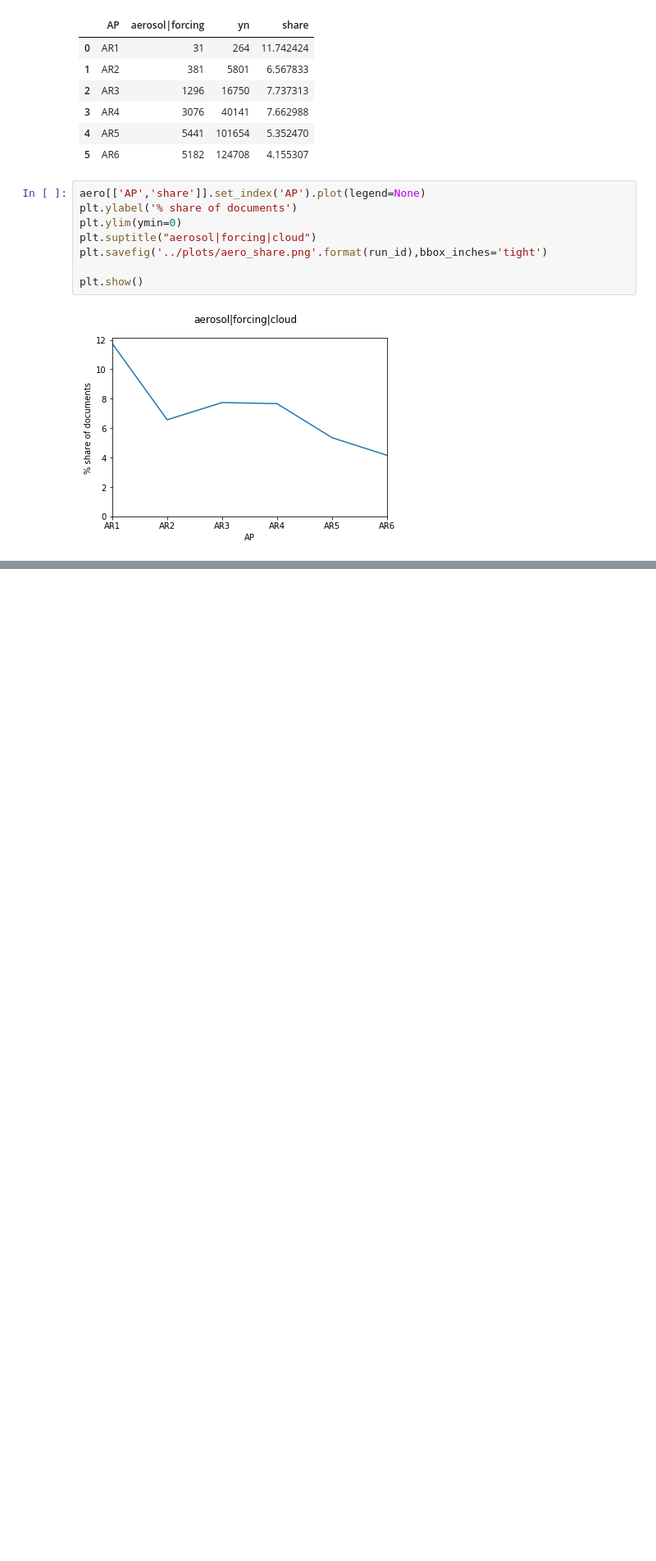
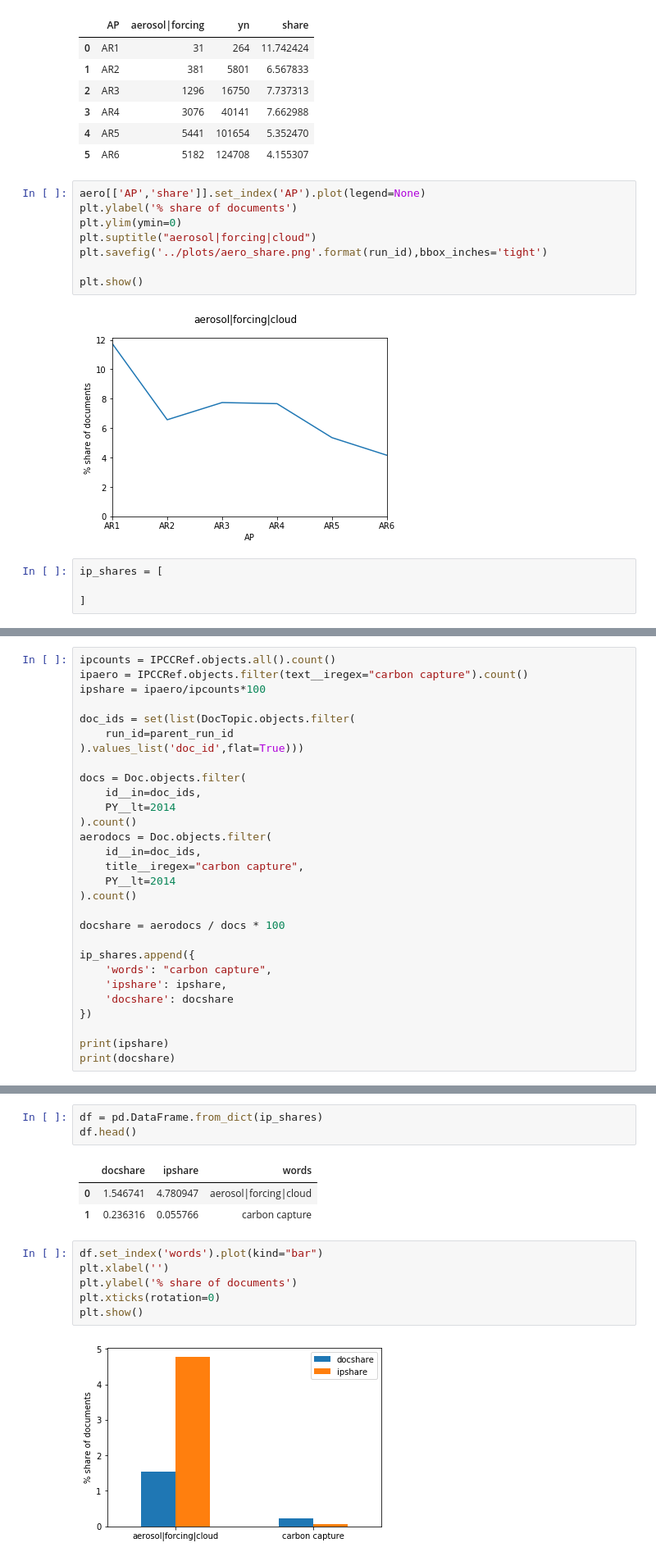
Before and after one commit to mcallaghan/cc-topography, a Jupyter notebook: code/word_rubustness.ipynb, the cells around one changed output, grey strips where cells are left out. Shown at 82% size. Cells and saved outputs as stored; diff of their text form; blank space fills up the shorter version.

Commit message:
simple ipcc rep plot

```diff
--- a/code/word_rubustness.ipynb
+++ b/code/word_rubustness.ipynb
@@ -179,3 +179,7 @@ plt.savefig('../plots/aero_share.png'.format(run_id),bbox_inches='tight')
 plt.show()
 # %% [output]
 [figure]
+# %%
+ip_shares = [
+
+]
@@ -181,0 +211,29 @@ plt.show()
+# %%
+ipcounts = IPCCRef.objects.all().count()
+ipaero = IPCCRef.objects.filter(text__iregex="carbon capture").count()
+ipshare = ipaero/ipcounts*100
+
+doc_ids = set(list(DocTopic.objects.filter(
+    run_id=parent_run_id
+).values_list('doc_id',flat=True)))
+
+docs = Doc.objects.filter(
+    id__in=doc_ids,
+    PY__lt=2014
+).count()
+aerodocs = Doc.objects.filter(
+    id__in=doc_ids,
+    title__iregex="carbon capture",
+    PY__lt=2014
+).count()
+
+docshare = aerodocs / docs * 100
+
+ip_shares.append({
+    'words': "carbon capture",
+    'ipshare': ipshare,
+    'docshare': docshare
+})
+
+print(ipshare)
+print(docshare)
@@ -181,0 +243,15 @@ plt.show()
+# %%
+df = pd.DataFrame.from_dict(ip_shares)
+df.head()
+# %% [output]
+|  | docshare | ipshare | words |
+| 0 | 1.546741 | 4.780947 | aerosol|forcing|cloud |
+| 1 | 0.236316 | 0.055766 | carbon capture |
+# %%
+df.set_index('words').plot(kind="bar")
+plt.xlabel('')
+plt.ylabel('% share of documents')
+plt.xticks(rotation=0)
+plt.show()
+# %% [output]
+[figure, added]
```
Also changed, not shown: parts of 2 cells of this notebook, 1 other file.
